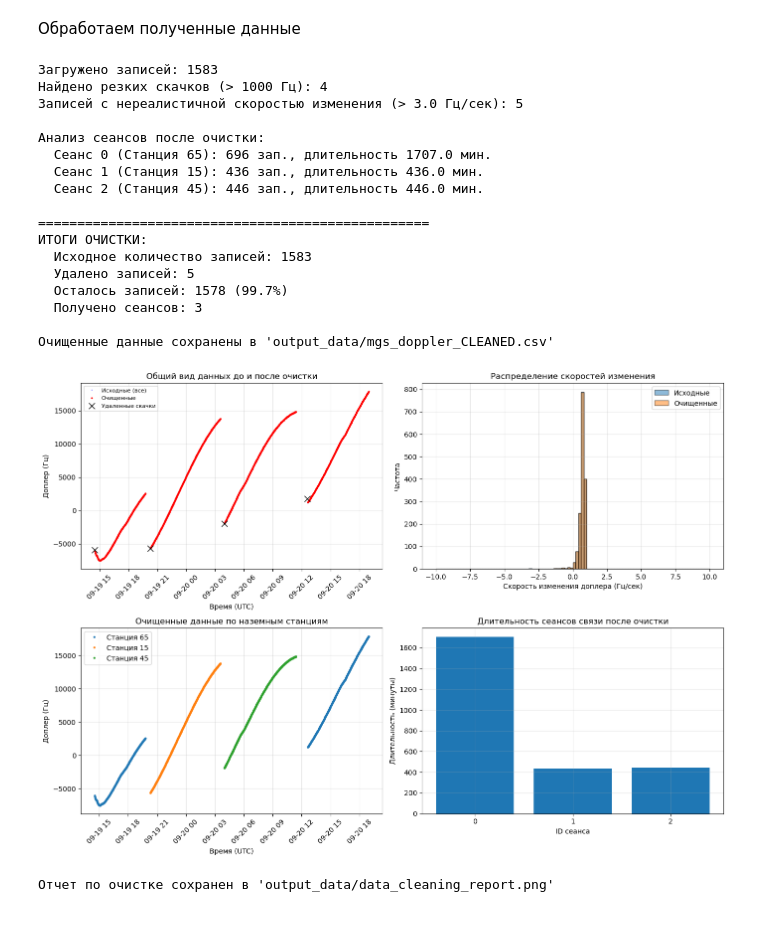
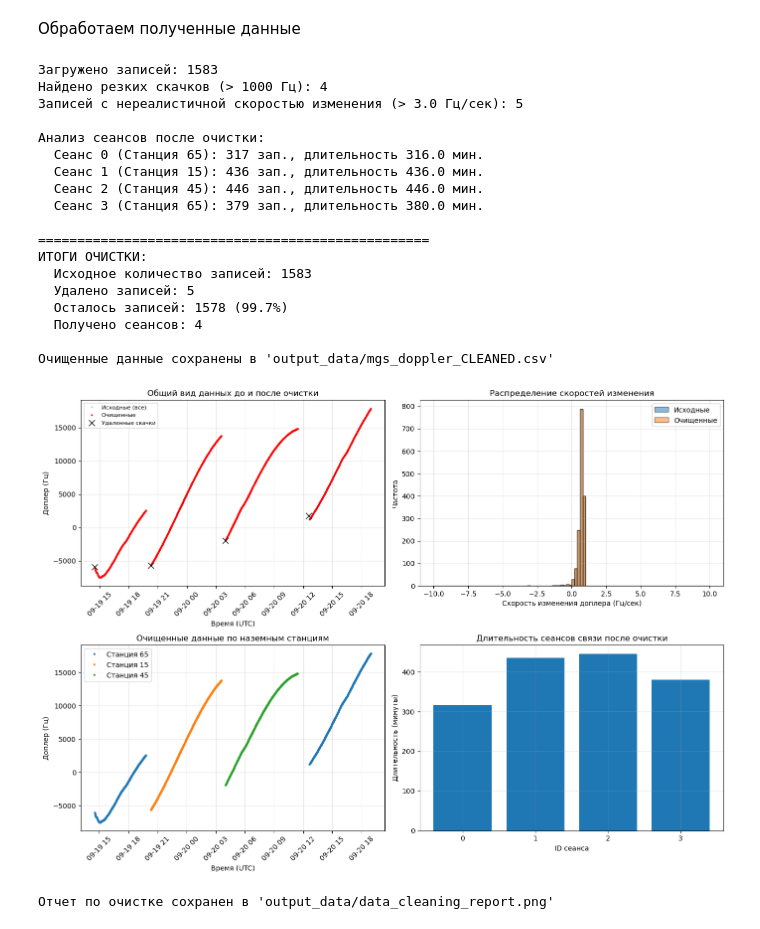
Before and after one commit to nikitakozmin/spacecraft_orbit-clarification, a Jupyter notebook: parser.ipynb, the cells around one changed output. Cells and saved outputs as stored; diff of their text form; code cells hidden in the pictures.

```diff
--- a/parser.ipynb
+++ b/parser.ipynb
@@ -574,7 +574,7 @@ df['datetime_utc'] = pd.to_datetime(df['datetime_utc'])
 print(f"Загружено записей: {len(df)}")
 
 # 2. ОСНОВНЫЕ ПРОВЕРКИ
-def comprehensive_clean(df, max_jump_hz=1000, max_gap_min=180):
+def comprehensive_clean(df, max_jump_hz=1000, max_gap_min=5):
     """
     Функция комплексной очистки данных.
 
@@ -604,17 +604,12 @@ def comprehensive_clean(df, max_jump_hz=1000, max_gap_min=180):
 
     # D. Фильтр 3: РАЗБИТИЕ НА СЕАНСЫ и анализ целостности
     df_clean['session_id'] = 0
-    session_counter = 0
 
-    # Группируем по станциям
-    for station in df_clean['receiving_station_id'].unique():
-        station_mask = df_clean['receiving_station_id'] == station
-        station_indices = df_clean[station_mask].index
+    # Разрыв > max_gap_min минут — начало нового сеанса
+    time_gaps = df_clean['time_diff_sec'] > (max_gap_min * 60)
 
-        # Считаем разрыв > max_gap_min минут началом нового сеанса
-        time_gaps = df_clean.loc[station_indices, 'time_diff_sec'] > (max_gap_min * 60)
-        df_clean.loc[station_indices, 'session_id'] = session_counter + time_gaps.cumsum()
-        session_counter = df_clean['session_id'].max() + 1
+    # Нумерация сеансов
+    df_clean['session_id'] = time_gaps.cumsum()
 
     # E. Применяем все фильтры
     final_mask = mask_no_jumps & mask_good_rate
@@ -710,34 +705,35 @@ def plot_cleaning_results(original_df, cleaned_df, jumps_df):
         stats_df = pd.DataFrame(session_stats)
         axes[1, 1].bar(stats_df['Сеанс'].astype(str), stats_df['Длительность (мин)'])
         axes[1, 1].set_xlabel('ID сеанса')
         axes[1, 1].set_ylabel('Длительность (минуты)')
         axes[1, 1].set_title('Длительность сеансов связи после очистки')
         axes[1, 1].grid(True, alpha=0.3)
 
     plt.tight_layout()
     plt.savefig('output_data/data_cleaning_report.png', dpi=150, bbox_inches='tight')
     plt.show()
     print("\nОтчет по очистке сохранен в 'output_data/data_cleaning_report.png'")
 
 # Запускаем построение графиков
 plot_cleaning_results(df, cleaned_df, problem_jumps)
 # %% [output]
 Загружено записей: 1583
 Найдено резких скачков (> 1000 Гц): 4
 Записей с нереалистичной скоростью изменения (> 3.0 Гц/сек): 5
 
 Анализ сеансов после очистки:
-  Сеанс 0 (Станция 65): 696 зап., длительность 1707.0 мин.
+  Сеанс 0 (Станция 65): 317 зап., длительность 316.0 мин.
   Сеанс 1 (Станция 15): 436 зап., длительность 436.0 мин.
   Сеанс 2 (Станция 45): 446 зап., длительность 446.0 мин.
+  Сеанс 3 (Станция 65): 379 зап., длительность 380.0 мин.
 
 ==================================================
 ИТОГИ ОЧИСТКИ:
   Исходное количество записей: 1583
   Удалено записей: 5
   Осталось записей: 1578 (99.7%)
-  Получено сеансов: 3
+  Получено сеансов: 4
 
 Очищенные данные сохранены в 'output_data/mgs_doppler_CLEANED.csv'
-[figure, old version]
+[figure, new version]
 Отчет по очистке сохранен в 'output_data/data_cleaning_report.png'
```
Also changed, not shown: 3 other files.
